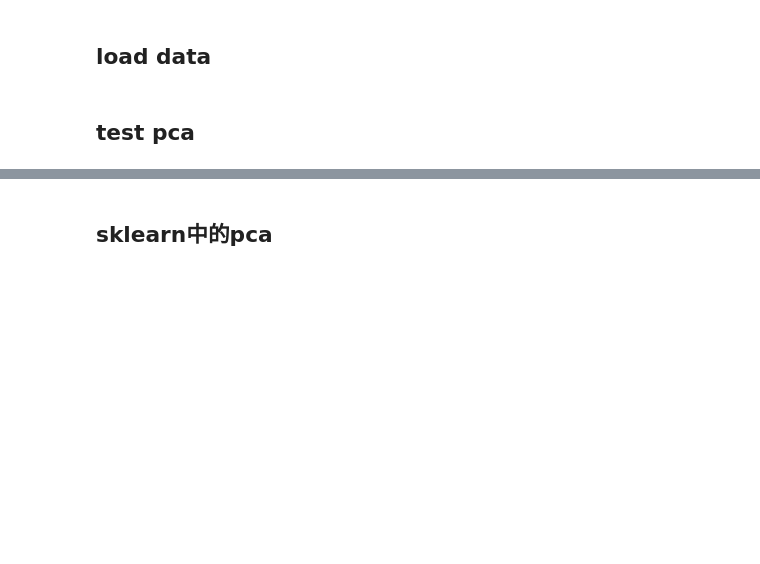
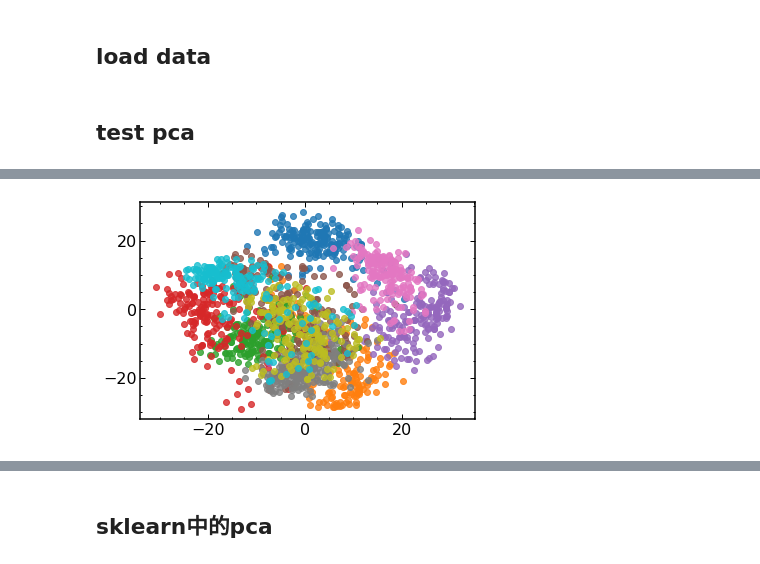
Before and after one commit to litterel/machine-learning, a Jupyter notebook: pca.ipynb, the cells around one changed output, grey strips where cells are left out. Cells and saved outputs as stored; diff of their text form; code cells hidden in the pictures; blank space fills up the shorter version.

```diff
--- a/pca.ipynb
+++ b/pca.ipynb
@@ -123,0 +118,11 @@ plt.ylim([-50,50])
+# %%
+from sklearn import datasets
+from model_selection import train_test_split
+from kn_classifier import KNclassifier
+from pca import PCA
+digits = datasets.load_digits()
+# %%
+
+X = digits.data
+y = digits.target
+X_train,X_test,y_train,y_test = train_test_split(X,y)
@@ -123,0 +134,9 @@ plt.ylim([-50,50])
+# %%
+test_pca = PCA(2)
+test_pca.fit(X)
+X_reduction = test_pca.transform(X)
+# %%
+for i in range(10):
+    plt.scatter(X_reduction[y==i,0],X_reduction[y==i,1],alpha=0.8)
+# %% [output]
+[figure, added]
```
Also changed, not shown: parts of 16 cells of this notebook, 2 other files.
